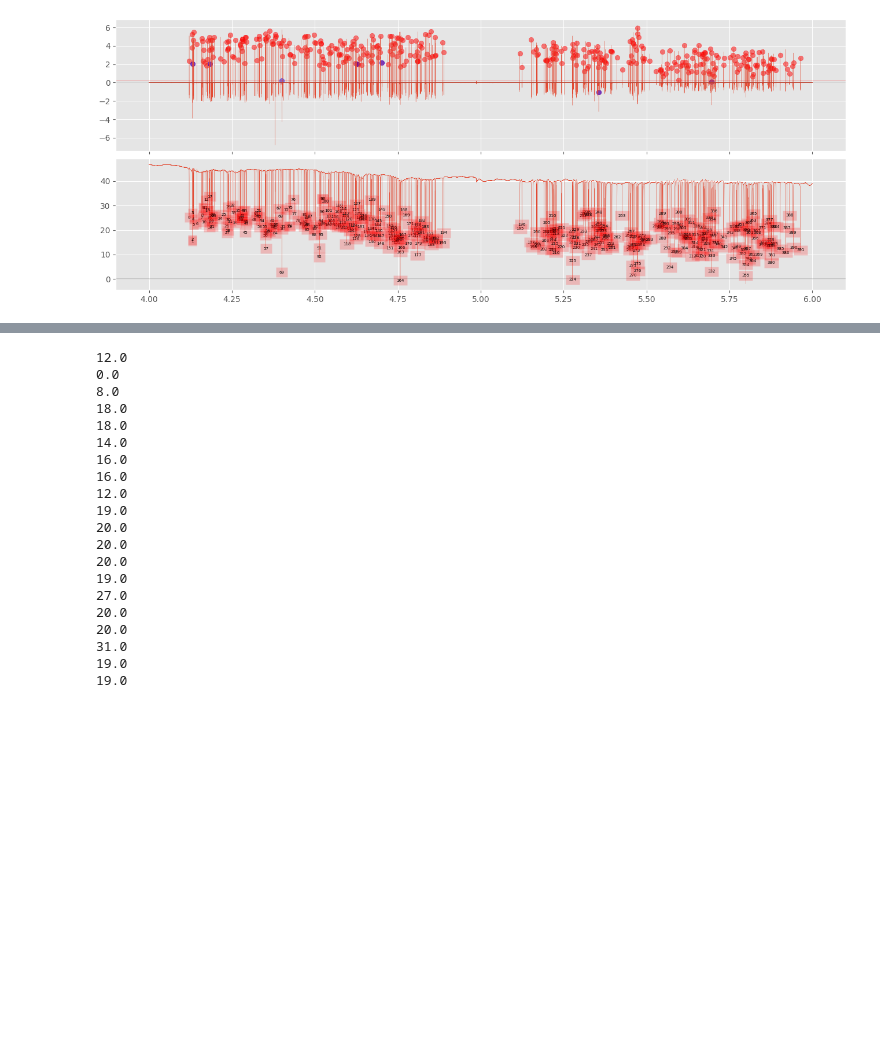
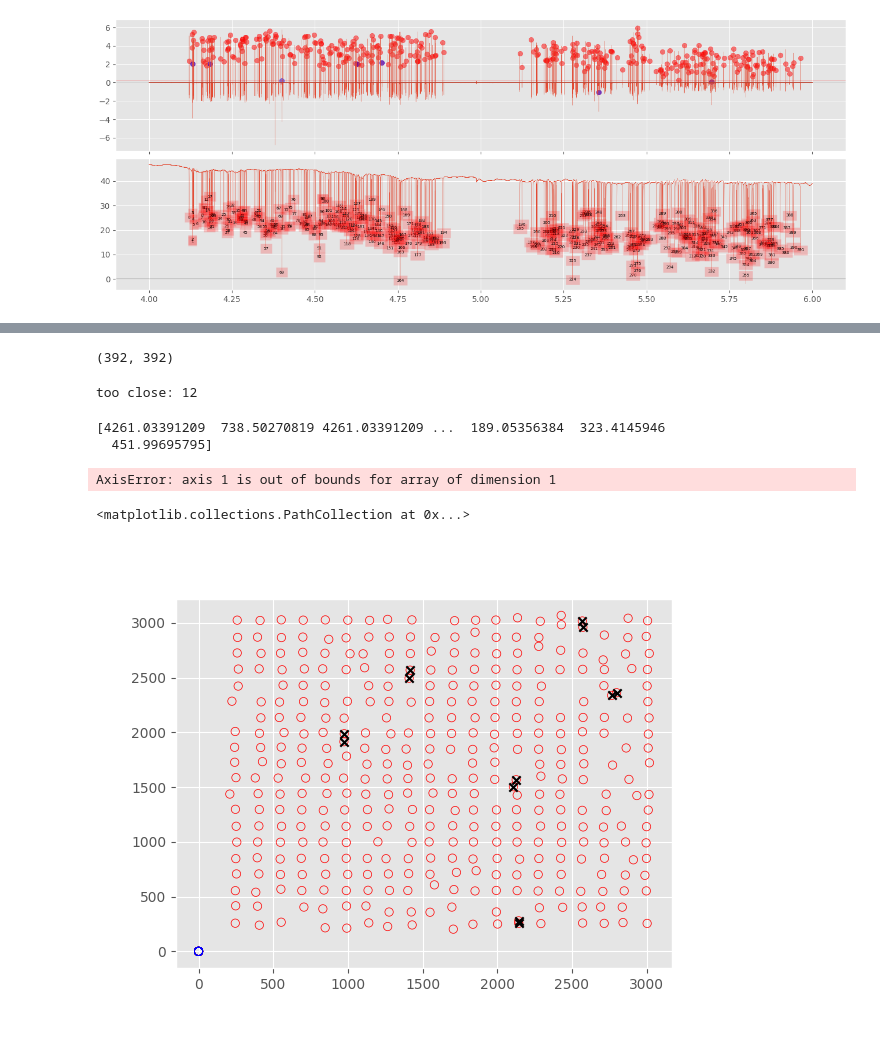
Before and after one commit to wilbertras/spatial-mapping, a Jupyter notebook: plotS21.ipynb, the cells around one changed output, grey strips where cells are left out. Saved outputs shown, nothing was run; the diff lists cells and outputs as text; code cells hidden in the pictures; blank space fills up the shorter version.

```diff
--- a/plotS21.ipynb
+++ b/plotS21.ipynb
@@ -286,26 +185,39 @@ bars
-# %%
-for i in range(20):
-    if i == 0:
-        print(np.sum(bars[0][i:i+1]))
-    if i == 19:
-# %% [output]
-12.0
-0.0
-8.0
-18.0
-18.0
-14.0
-16.0
-16.0
-12.0
-19.0
-20.0
-20.0
-20.0
-19.0
-27.0
-20.0
-20.0
-31.0
-19.0
-19.0
+# %%
+dists = np.zeros((nr_pks, nr_pks))
+for i in range(nr_pks):
+        for j in range(nr_pks):
+            dists[i, j] = np.linalg.norm(coords[i, 1:] - coords[j, 1:])
+dists.shape
+# %% [output]
+(392, 392)
+# %%
+too_close = np.zeros(nr_pks, dtype=bool)
+too_close[np.hstack(np.where((dists < min_sep) & (dists != 0)))] = True
+print('too close:', np.sum(too_close))
+# %% [output]
+too close: 12
+# %%
+too_far = np.zeros(nr_pks, dtype=bool)
+dists1 = dists[dists != 0]
+print(dists1)
+min_dists = np.argmin(dists1, axis=1)
+# for i in range(nr_pks):
+#     dist = dists[i, :]
+#     min_dist = np.amin(dist, initial=0, where=(dist > 0))
+#     if min_dist > (max_sep):
+#         too_far[i] = True
+min_dists
+# print('too far:', np.sum(too_far))
+# %% [output]
+[4261.03391209  738.50270819 4261.03391209 ...  189.05356384  323.4145946
+  451.99695795]
+AxisError: axis 1 is out of bounds for array of dimension 1
+# %%
+fig, ax = plt.subplots()
+ax.scatter(coords[:, 1], coords[:, 2], facecolor='None', edgecolor='r')
+ax.scatter(coords[too_close, 1], coords[too_close, 2], marker='x', facecolor='k')
+ax.scatter(coords[too_far, 1], coords[too_far, 2], marker='x', facecolor='g')
+ax.scatter(coords[double_pks, 1], coords[double_pks, 2], facecolor='None', edgecolor='b')
+# %% [output]
+<matplotlib.collections.PathCollection at 0x...>
+[figure, added]
```
Also changed, not shown: parts of 12 cells of this notebook, 3 other files.
